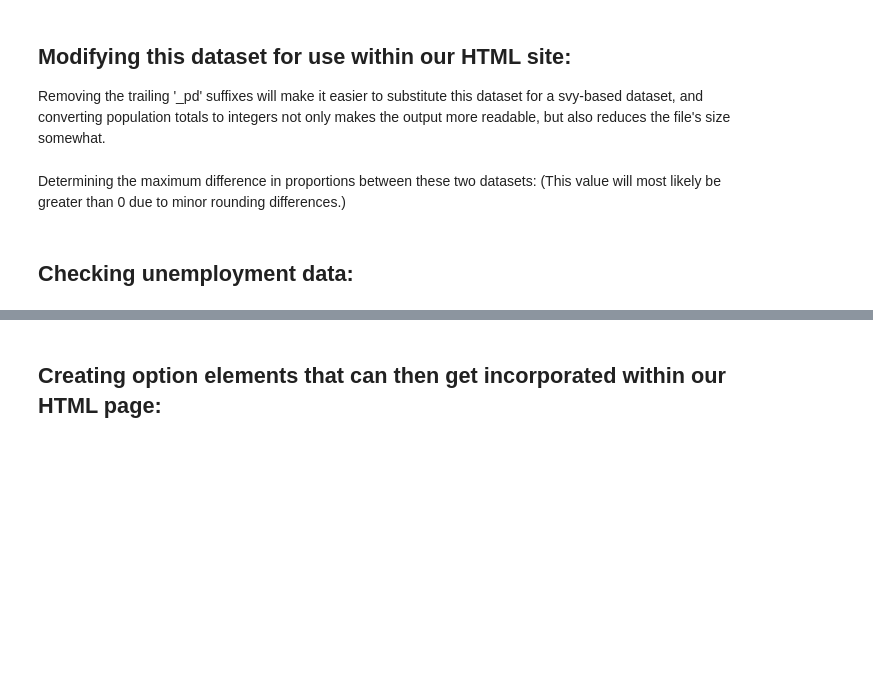
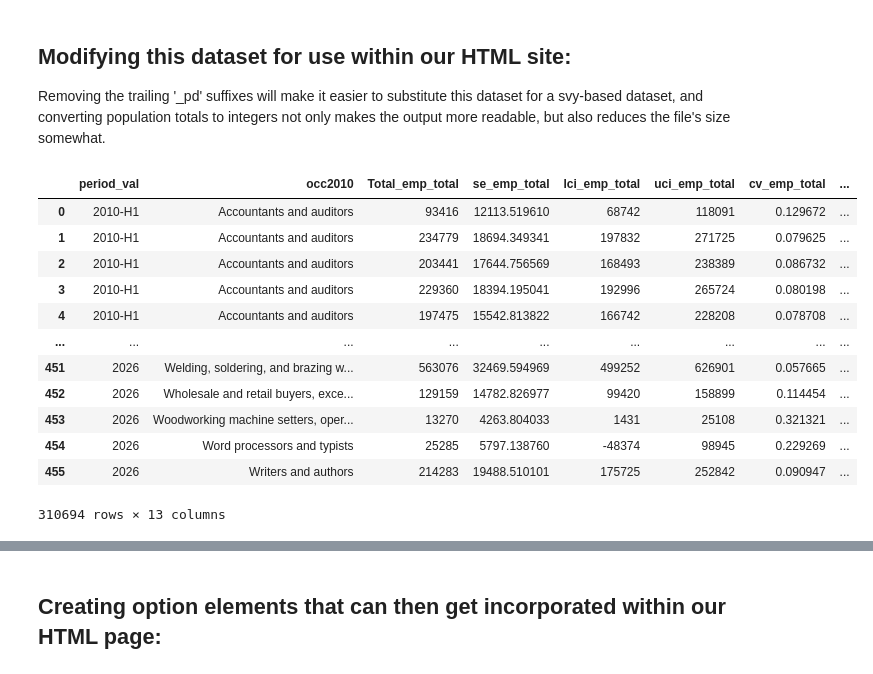
Before and after one commit to kburchfiel/employment_trends, a Jupyter notebook: employment_trends.ipynb, the cells around one changed output, grey strips where cells are left out. Drawn from its saved outputs; the diff is of its cells as text; code cells hidden in the pictures; blank space fills up the shorter version.

Commit message:
Calculated confidence intervals for employment totals--but still need to add new data to site

```diff
--- a/employment_trends.ipynb
+++ b/employment_trends.ipynb
@@ -26,9 +26,9 @@ import os
 # %% [markdown]
 Configuration variables:
 # %%
-run_svy_analyses = True # svy-based point-estimate and confidence-interval
+run_svy_analyses = False # svy-based point-estimate and confidence-interval
 # calculations will only get run when this filter is set to True.
-run_pandas_analyses = True # an equivalent variable for Pandas-based
+run_pandas_analyses = False # an equivalent variable for Pandas-based
 # pivot-table analyses
 filename_substrings_to_redo = ['2026'] # When a filename containing
 # svy results is present within this list, a new version of that analysis
@@ -169,6 +331,6 @@ df_months_with_stratum_data
 # %%
 df_unique_year_month_stratum_groups_first_revision = (
 df_unique_year_month_stratum_groups.merge(df_months_with_stratum_data[
-['stratum', 'first_stratum_revision']], on = 'stratum', how = 'left')
+['stratum', 'first_stratum_revision']], on = 'stratum', how = 'left'))
 df_unique_year_month_stratum_groups_first_revision.drop_duplicates(['year_and_month', 'first_stratum_revision'], inplace = True)
 df_unique_year_month_stratum_groups_first_revision
@@ -1020,10 +1609,15 @@ svy_period_entry_file_folder+'/'+filename) for
 filename in os.listdir(svy_period_entry_file_folder)
 if ('Count_total' in filename)])
 
-# Updating the capitalization of occupations in case they weren't
-# capitalized earlier:
+# Changing this field name to match the Pandas version for compatibility
+# purposes:
+df_full_emp_totals.rename(
+columns = {'est_emp_total':'Total_emp_total'}, inplace = True)
 
-df_full_emp_totals['occ2010'] = df_full_emp_totals['occ2010'].str.capitalize()
+# # Updating the capitalization of occupations in case they weren't
+# # capitalized earlier:
+
+# df_full_emp_totals['occ2010'] = df_full_emp_totals['occ2010'].str.capitalize()
 
 df_full_emp_totals.sort_values(['period', 'period_val',
 'occ2010', 'age_range'], inplace = True)
@@ -1032,9 +1626,9 @@ df_full_emp_totals.sort_values(['period', 'period_val',
 # total-employment .csv files, so I'll add in any such missing
 # calculations here.
 df_full_emp_totals['error_upper_emp_total'] = df_full_emp_totals[
-'uci_emp_total'] - df_full_emp_totals['est_emp_total']
+'uci_emp_total'] - df_full_emp_totals['Total_emp_total']
 df_full_emp_totals['error_lower_emp_total'] = df_full_emp_totals[
-'est_emp_total'] - df_full_emp_totals['lci_emp_total']
+'Total_emp_total'] - df_full_emp_totals['lci_emp_total']
 
 df_full_emp_totals.to_csv('Datasets/full_emp_totals.csv', index = False)
 # %%
@@ -1053,10 +1675,24 @@ df_pd_emp_totals
 
 Removing the trailing '_pd' suffixes will make it easier to substitute this dataset for a svy-based dataset, and converting population totals to integers not only makes the output more readable, but also reduces the file's size somewhat.
 # %%
-df_pd_emp_totals_for_site = df_pd_emp_totals.copy()
-df_pd_emp_totals_for_site.rename(
-columns = {c:c.replace('_pd','') for c in
-df_pd_emp_totals_for_site.columns}, inplace = True)
-df_pd_emp_totals_for_site['Total_emp_total'] = df_pd_emp_totals_for_site[
-'Total_emp_total'].round(0).astype('int')
-df_pd_emp_totals_for_site
+df_full_emp_totals_for_site = df_full_emp_totals.copy()
+
+for c in ['Total_emp_total', 'error_upper_emp_total', 'error_lower_emp_total', 'lci_emp_total', 'uci_emp_total']:
+    df_full_emp_totals_for_site[c] = df_full_emp_totals_for_site[
+    c].round(0).astype('Int64')
+    # Casting to an Int64 in order to accommodate NaN values
+df_full_emp_totals_for_site
+# %% [output]
+|  | period_val | occ2010 | Total_emp_total | se_emp_total | lci_emp_total | uci_emp_total | cv_emp_total | ... |
+| 0 | 2010-H1 | Accountants and auditors | 93416 | 12113.519610 | 68742 | 118091 | 0.129672 | ... |
+| 1 | 2010-H1 | Accountants and auditors | 234779 | 18694.349341 | 197832 | 271725 | 0.079625 | ... |
+| 2 | 2010-H1 | Accountants and auditors | 203441 | 17644.756569 | 168493 | 238389 | 0.086732 | ... |
+| 3 | 2010-H1 | Accountants and auditors | 229360 | 18394.195041 | 192996 | 265724 | 0.080198 | ... |
+| 4 | 2010-H1 | Accountants and auditors | 197475 | 15542.813822 | 166742 | 228208 | 0.078708 | ... |
+| ... | ... | ... | ... | ... | ... | ... | ... | ... |
+| 451 | 2026 | Welding, soldering, and brazing w... | 563076 | 32469.594969 | 499252 | 626901 | 0.057665 | ... |
+| 452 | 2026 | Wholesale and retail buyers, exce... | 129159 | 14782.826977 | 99420 | 158899 | 0.114454 | ... |
+| 453 | 2026 | Woodworking machine setters, oper... | 13270 | 4263.804033 | 1431 | 25108 | 0.321321 | ... |
+| 454 | 2026 | Word processors and typists | 25285 | 5797.138760 | -48374 | 98945 | 0.229269 | ... |
+| 455 | 2026 | Writers and authors | 214283 | 19488.510101 | 175725 | 252842 | 0.090947 | ... |
+310694 rows × 13 columns
@@ -1076,2 +1698,0 @@ df_syv_pd_emp_comparison.head()
-# %% [markdown]
-Determining the maximum difference in proportions between these two datasets: (This value will most likely be greater than 0 due to minor rounding differences.)
@@ -1080,2 +1698,0 @@ df_syv_pd_emp_comparison['svy_pd_emp_total_diff'].max()
-# %% [markdown]
-## Checking unemployment data:
```
Also changed, not shown: parts of 97 cells of this notebook, 2 other files.
